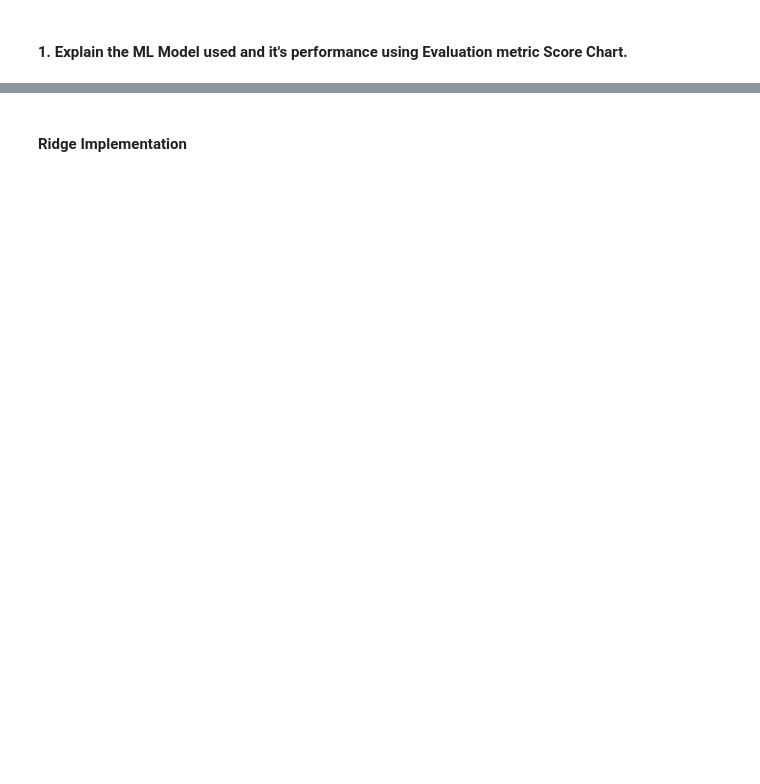
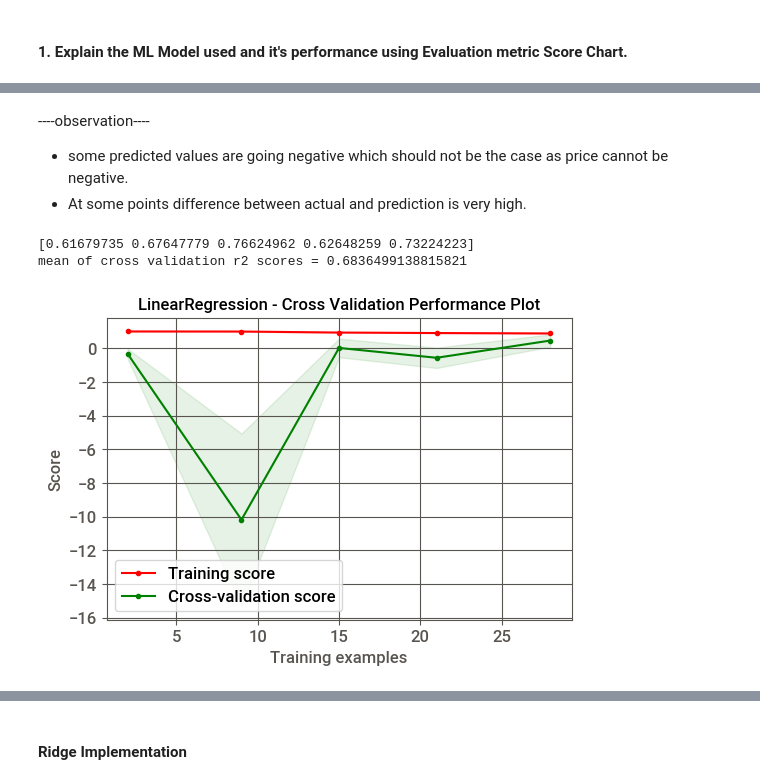
Before and after one commit to kuldeep-sngh/Yes-Bank-Stock-Closing-Price-Prediction, a Jupyter notebook: working_colab_Yes_Bank_Stock_Closing_Price_Prediction.ipynb, the cells around one changed output, grey strips where cells are left out. Saved outputs shown, nothing was run; the diff lists cells and outputs as text; code cells hidden in the pictures; blank space fills up the shorter version.

```diff
--- a/working_colab_Yes_Bank_Stock_Closing_Price_Prediction.ipynb
+++ b/working_colab_Yes_Bank_Stock_Closing_Price_Prediction.ipynb
@@ -1271,13 +1300,0 @@ mean of cross validation r2-scores = 0.7407596063398322
-# %%
-# create a function to plot Cross Validation Performance
-def plot_cv_perfomance(model,x_train = x_train, y_train = y_train):
-  '''
-  Cross Validation Performance Plot
-  '''
-  skplt.estimators.plot_learning_curve(lr, x_train, y_train,
-                                      cv=tscv, scoring="r2",
-                                      figsize=(6,4), title_fontsize="large", text_fontsize="large",
-                                      title=f"Cross Validation Performance Plot")
-
-# Cross Validation Performance Plot
-plot_cv_perfomance(lr)
@@ -1306,0 +1321,12 @@ plt.show()
+# %% [markdown]
+----observation----
+* some predicted values are going negative which should not be the case as price cannot be negative.
+* At some points difference between actual and prediction is very high.
+# %%
+#  Linear Regression cross validation r2-score and Cross Validation Performance Plot
+cv_metric_score(lr,scoring = 'r2')
+plot_cv_perfomance(model = lr, model_name = 'LinearRegression')
+# %% [output]
+[0.61679735 0.67647779 0.76624962 0.62648259 0.73224223]
+mean of cross validation r2 scores = 0.6836499138815821
+[figure, added]
```
Also changed, not shown: parts of 48 cells of this notebook.
